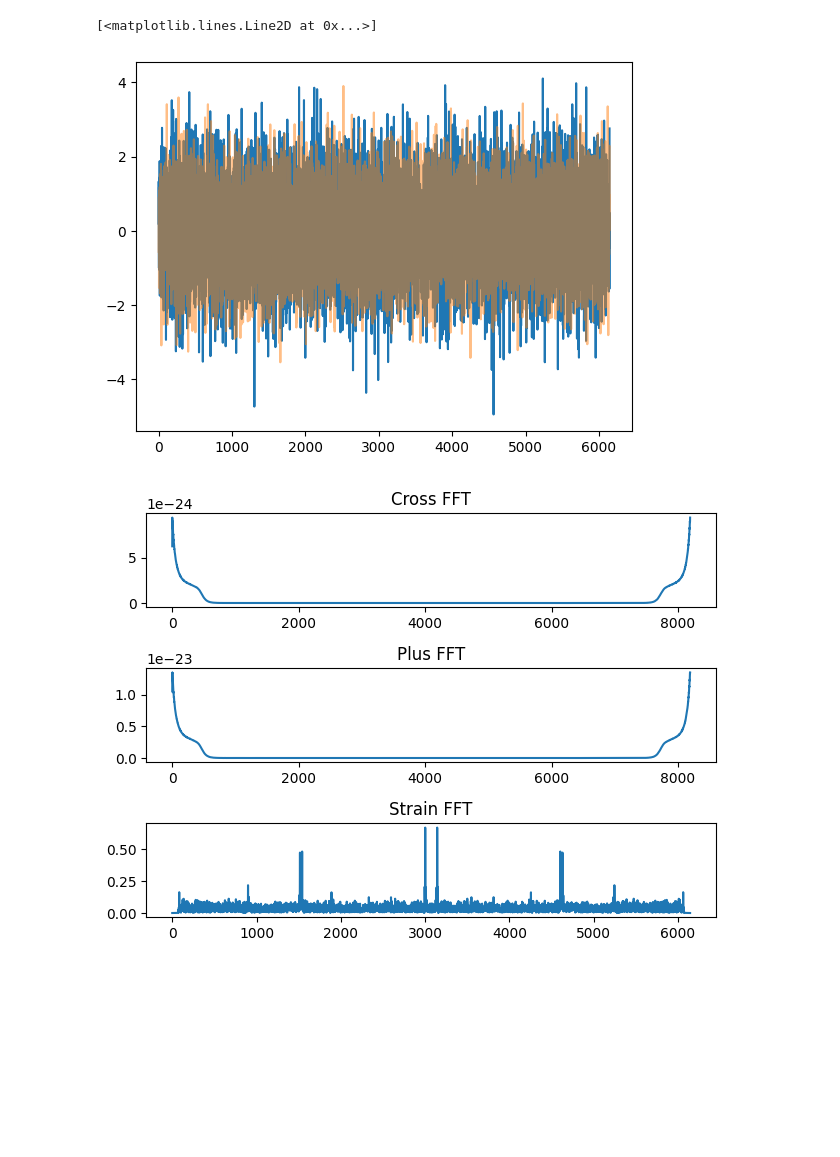
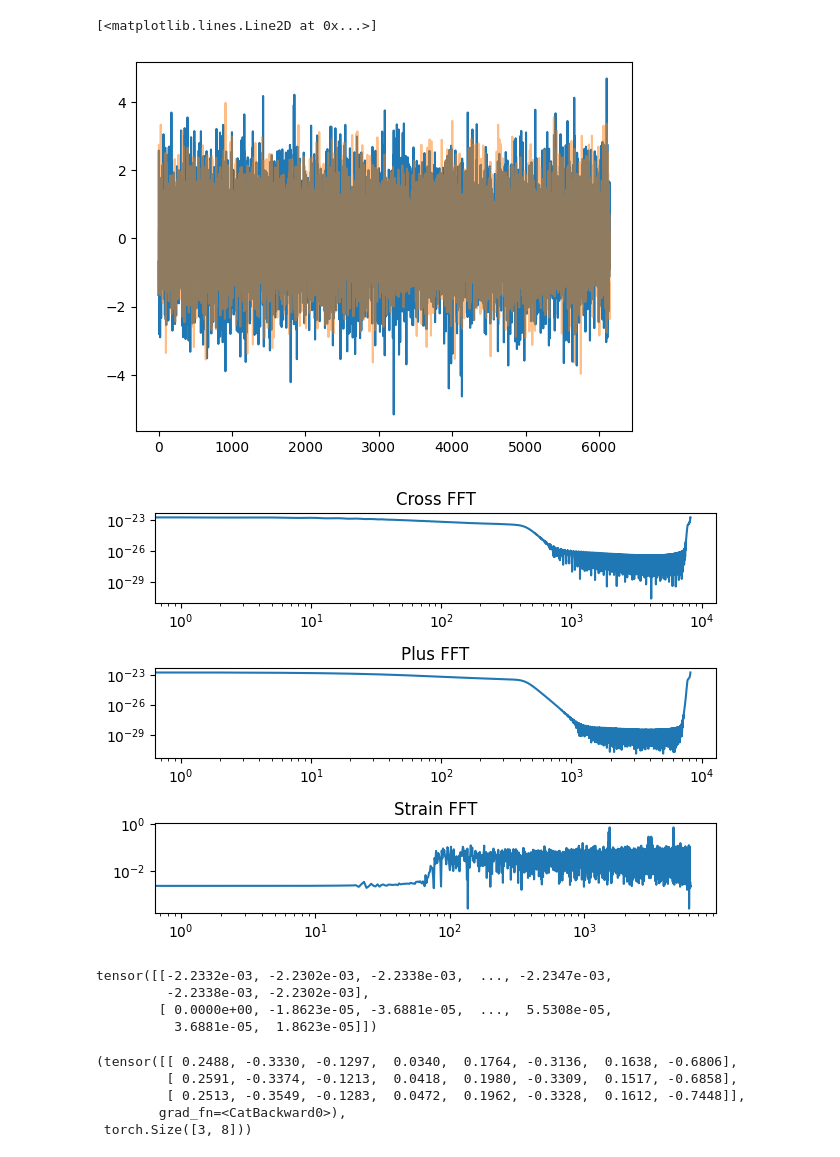
Before and after one commit to ravioli1369/multimodal, a Jupyter notebook: multimodal.ipynb, the cells around one changed output. Cells and saved outputs as stored; diff of their text form; code cells hidden in the pictures; blank space fills up the shorter version.

Commit message:
try the multimodal resnet class

```diff
--- a/multimodal.ipynb
+++ b/multimodal.ipynb
@@ -45,7 +47,7 @@ datamodule = train.data.datasets.flow.FlowDataset(
     psd_length=10,
     fftlength=2,
     batches_per_epoch=1,
-    batch_size=1,
+    batch_size=3,
     ifos=["H1", "L1"],
     min_valid_duration=10000.0,
     waveform_sampler=waveform_sampler,
@@ -92,22 +94,35 @@ plt.plot(strain[0][0], label="L1")
 plt.plot(strain[0][1], label="H1", alpha=0.5)
 # %% [output]
 [<matplotlib.lines.Line2D at 0x...>]
-[figure, old version]
+[figure, new version]
 # %%
 cross_fft = torch.fft.fft(cross[0]/waveform_sampler.sample_rate)
 plus_fft = torch.fft.fft(plus[0]/waveform_sampler.sample_rate)
-strain_fft = torch.fft.fft(strain[0][0]/waveform_sampler.sample_rate)
+strain_fft = torch.fft.fft(strain/waveform_sampler.sample_rate)[0][0]
 plt.figure()
 plt.subplot(3, 1, 1)
 plt.plot(torch.abs(cross_fft))
+plt.xscale("log")
+plt.yscale("log")
 plt.title("Cross FFT")
 plt.subplot(3, 1, 2)
 plt.plot(torch.abs(plus_fft))
+plt.xscale("log")
+plt.yscale("log")
 plt.title("Plus FFT")
 plt.subplot(3, 1, 3)
 plt.plot(torch.abs(strain_fft))
+plt.xscale("log")
+plt.yscale("log")
 plt.title("Strain FFT")
 plt.tight_layout()
 plt.show()
 # %% [output]
-[figure, old version]
+[figure, new version]
+# %%
+torch.stack([strain_fft.real, strain_fft.imag])
+# %% [output]
+tensor([[-2.2332e-03, -2.2302e-03, -2.2338e-03,  ..., -2.2347e-03,
+         -2.2338e-03, -2.2302e-03],
+        [ 0.0000e+00, -1.8623e-05, -3.6881e-05,  ...,  5.5308e-05,
+          3.6881e-05,  1.8623e-05]])
@@ -113,0 +180,9 @@ plt.show()
+# %%
+m = MultiModal(2, 8, [5, 3, 3])
+m(strain), m(strain).shape
+# %% [output]
+(tensor([[ 0.2488, -0.3330, -0.1297,  0.0340,  0.1764, -0.3136,  0.1638, -0.6806],
+         [ 0.2591, -0.3374, -0.1213,  0.0418,  0.1980, -0.3309,  0.1517, -0.6858],
+         [ 0.2513, -0.3549, -0.1283,  0.0472,  0.1962, -0.3328,  0.1612, -0.7448]],
+        grad_fn=<CatBackward0>),
+ torch.Size([3, 8]))
```
Also changed, not shown: parts of 5 cells of this notebook.
